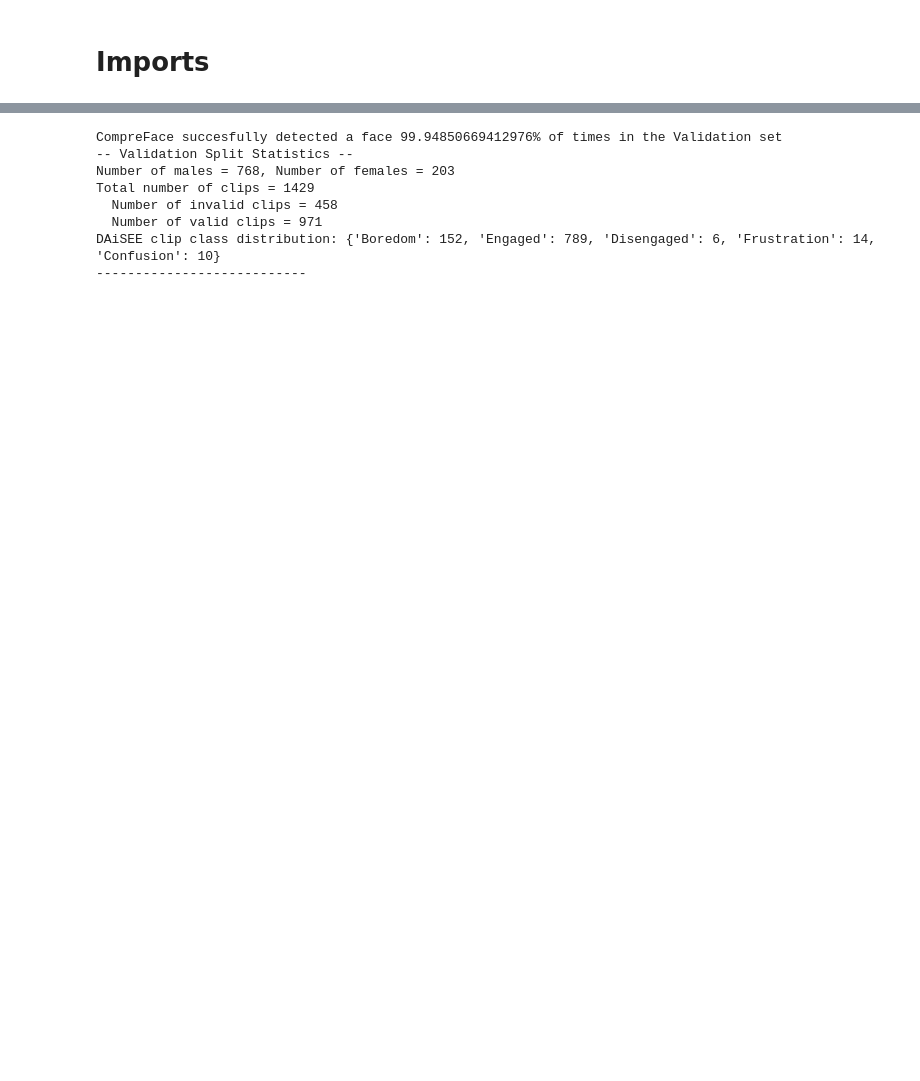
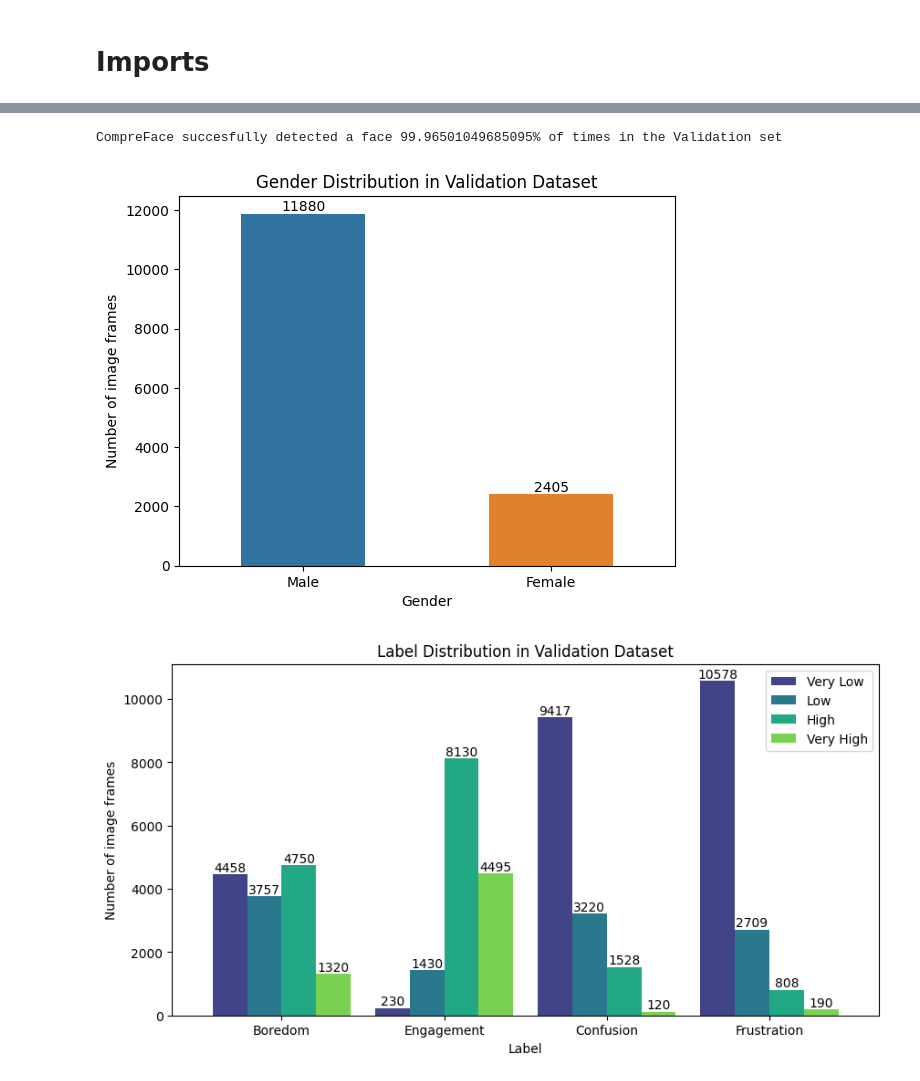
Before and after one commit to teddyld/occlusion-aware-engagement-detection, a Jupyter notebook: daisee_data.ipynb, the cells around one changed output, grey strips where cells are left out. Saved outputs shown, nothing was run; the diff lists cells and outputs as text; code cells hidden in the pictures; blank space fills up the shorter version.

```diff
--- a/daisee_data.ipynb
+++ b/daisee_data.ipynb
@@ -40,11 +28,6 @@ DAiSEE clip class distribution: {'Boredom': 213, 'Engaged': 4033, 'Disengaged':
 # %%
-val_distribution = daisee.extract_frames("Validation")
+daisee.extract_frames("Validation")
 # %% [output]
-CompreFace succesfully detected a face 99.94850669412976% of times in the Validation set
--- Validation Split Statistics --
-Number of males = 768, Number of females = 203
-Total number of clips = 1429
-  Number of invalid clips = 458
-  Number of valid clips = 971
-DAiSEE clip class distribution: {'Boredom': 152, 'Engaged': 789, 'Disengaged': 6, 'Frustration': 14, 'Confusion': 10}
----------------------------
+CompreFace succesfully detected a face 99.96501049685095% of times in the Validation set
+[figure, added]
+[figure, added]
```
Also changed, not shown: parts of 3 cells of this notebook, 6 other files.
